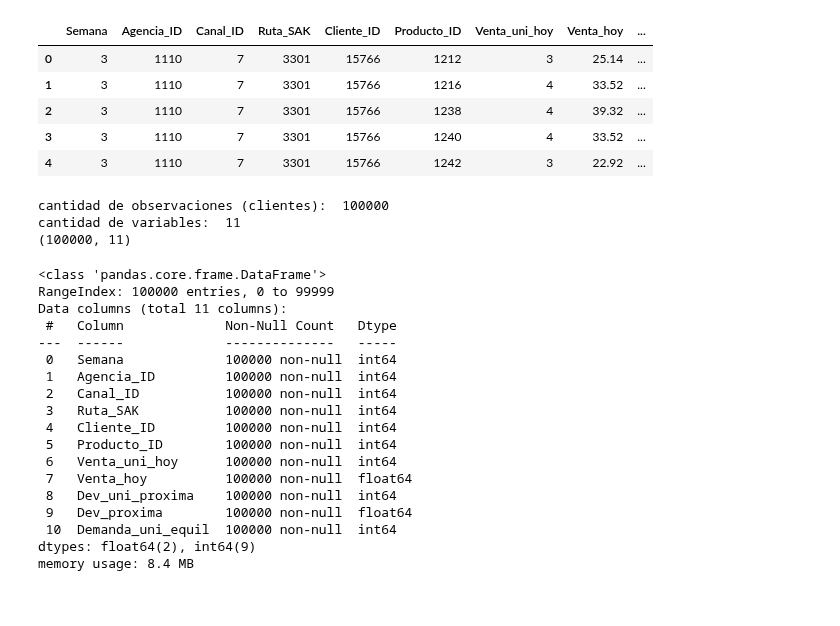
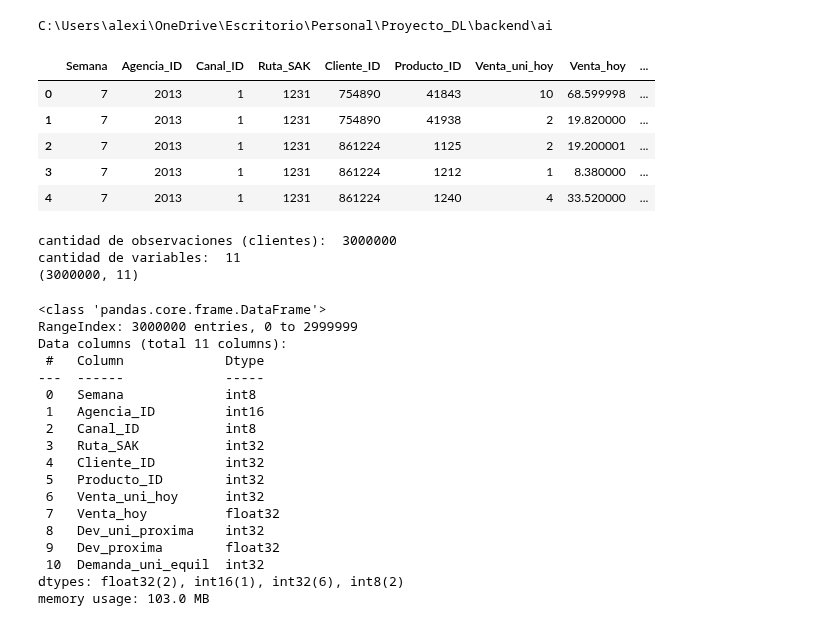
Before and after one commit to Alexis6am/AI_DeepLearning, a Jupyter notebook: ai/Practica_DL.ipynb, the cells around one changed output. Saved outputs shown, nothing was run; the diff lists cells and outputs as text; code cells hidden in the pictures.

```diff
--- a/ai/Practica_DL.ipynb
+++ b/ai/Practica_DL.ipynb
@@ -6,11 +46,28 @@ import copy
 from sklearn.linear_model import LinearRegression
+# %%
+print(os.getcwd())
+# %% [output]
+C:\Users\alexi\OneDrive\Escritorio\Personal\Proyecto_DL\backend\ai
 # %%
-df = pd.read_csv("train.csv", nrows=100000)
+dtypes = {
+    'Semana': 'int8',
+    'Agencia_ID': 'int16',
+    'Canal_ID': 'int8',
+    'Ruta_SAK': 'int32',
+    'Cliente_ID': 'int32',
+    'Producto_ID': 'int32',
+    'Venta_uni_hoy': 'int32',
+    'Venta_hoy': 'float32',
+    'Dev_uni_proxima': 'int32',
+    'Dev_proxima': 'float32',
+    'Demanda_uni_equil': 'int32'
+}
+df = pd.read_csv("../data/raw/train.csv", dtype=dtypes, skiprows=range(1, 50_000_001), nrows=3_000_000) #nrows=3_000_000) #May change
 df.head()
 # %% [output]
 |  | Semana | Agencia_ID | Canal_ID | Ruta_SAK | Cliente_ID | Producto_ID | Venta_uni_hoy | Venta_hoy | ... |
-| 0 | 3 | 1110 | 7 | 3301 | 15766 | 1212 | 3 | 25.14 | ... |
-| 1 | 3 | 1110 | 7 | 3301 | 15766 | 1216 | 4 | 33.52 | ... |
-| 2 | 3 | 1110 | 7 | 3301 | 15766 | 1238 | 4 | 39.32 | ... |
-| 3 | 3 | 1110 | 7 | 3301 | 15766 | 1240 | 4 | 33.52 | ... |
-| 4 | 3 | 1110 | 7 | 3301 | 15766 | 1242 | 3 | 22.92 | ... |
+| 0 | 7 | 2013 | 1 | 1231 | 754890 | 41843 | 10 | 68.599998 | ... |
+| 1 | 7 | 2013 | 1 | 1231 | 754890 | 41938 | 2 | 19.820000 | ... |
+| 2 | 7 | 2013 | 1 | 1231 | 861224 | 1125 | 2 | 19.200001 | ... |
+| 3 | 7 | 2013 | 1 | 1231 | 861224 | 1212 | 1 | 8.380000 | ... |
+| 4 | 7 | 2013 | 1 | 1231 | 861224 | 1240 | 4 | 33.520000 | ... |
@@ -19,30 +78,30 @@ print('cantidad de observaciones (clientes): ',df.shape[0])
 print('cantidad de variables: ',df.shape[1])
 print(df.shape)
 # %% [output]
-cantidad de observaciones (clientes):  100000
+cantidad de observaciones (clientes):  3000000
 cantidad de variables:  11
-(100000, 11)
+(3000000, 11)
 # %%
 df.info()
 # %% [output]
 <class 'pandas.core.frame.DataFrame'>
-RangeIndex: 100000 entries, 0 to 99999
+RangeIndex: 3000000 entries, 0 to 2999999
 Data columns (total 11 columns):
- #   Column             Non-Null Count   Dtype
----  ------             --------------   -----
- 0   Semana             100000 non-null  int64
- 1   Agencia_ID         100000 non-null  int64
- 2   Canal_ID           100000 non-null  int64
- 3   Ruta_SAK           100000 non-null  int64
- 4   Cliente_ID         100000 non-null  int64
- 5   Producto_ID        100000 non-null  int64
- 6   Venta_uni_hoy      100000 non-null  int64
- 7   Venta_hoy          100000 non-null  float64
- 8   Dev_uni_proxima    100000 non-null  int64
- 9   Dev_proxima        100000 non-null  float64
- 10  Demanda_uni_equil  100000 non-null  int64
-dtypes: float64(2), int64(9)
-memory usage: 8.4 MB
+ #   Column             Dtype
+---  ------             -----
+ 0   Semana             int8
+ 1   Agencia_ID         int16
+ 2   Canal_ID           int8
+ 3   Ruta_SAK           int32
+ 4   Cliente_ID         int32
+ 5   Producto_ID        int32
+ 6   Venta_uni_hoy      int32
+ 7   Venta_hoy          float32
+ 8   Dev_uni_proxima    int32
+ 9   Dev_proxima        float32
+ 10  Demanda_uni_equil  int32
+dtypes: float32(2), int16(1), int32(6), int8(2)
+memory usage: 103.0 MB
 # %%
 df.describe()
 # %% [output]
```
Also changed, not shown: parts of 10 cells of this notebook, 1 other file.
